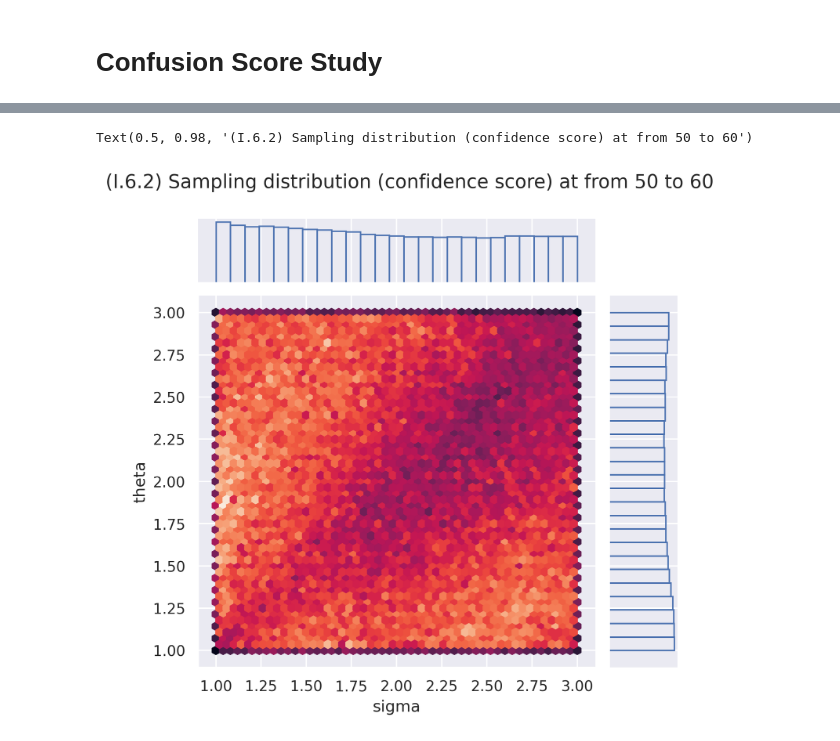
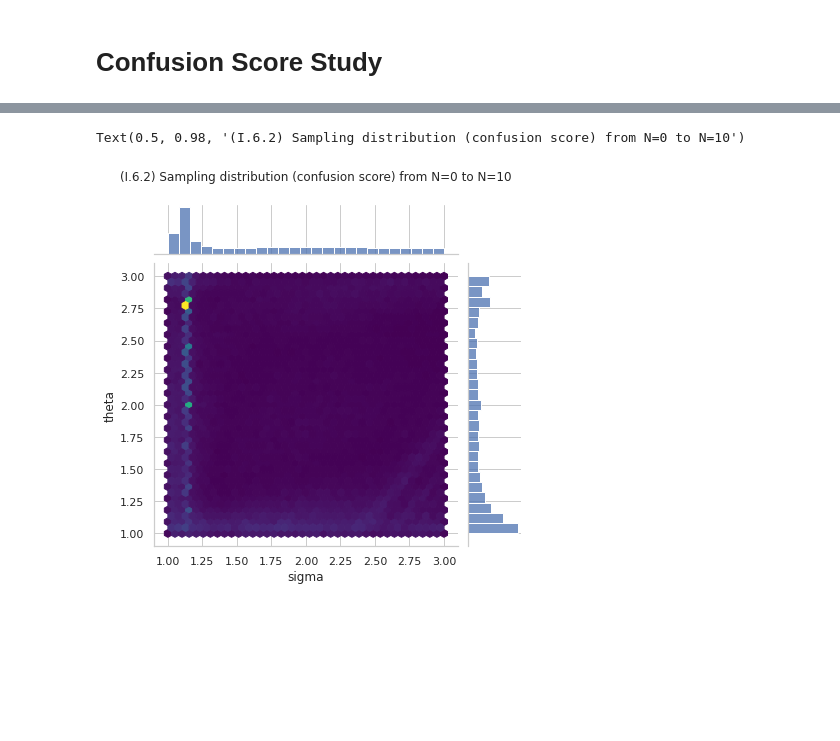
Before and after one commit to FrederikBornemann/SyReAL, a Jupyter notebook: notebooks/Confusion_score_study.ipynb, the cells around one changed output, grey strips where cells are left out. Cells and saved outputs as stored; diff of their text form; code cells hidden in the pictures; blank space fills up the shorter version.

```diff
--- a/notebooks/Confusion_score_study.ipynb
+++ b/notebooks/Confusion_score_study.ipynb
@@ -37,25 +27,26 @@ max         2.999994       2.999998  6.753970e-02
 import numpy as np
 import seaborn as sns
 sns.set_theme(style="ticks")
-sns.set(rc={"figure.dpi":300, 'savefig.dpi':300})
+sns.set(rc={"figure.dpi":150, 'savefig.dpi':300})
 sns.set_context('notebook')
+sns.set_style("whitegrid")
 # %%
 
-M=50
-N=60
+M=0
+N=10
 
 # load confusion score
 CS = combine_cs(M=M, N=N, files=files, parentdir=folderpath)
 
 #sample points in space based on confusion score (get distribution as histogram)
-smaller_CS = CS[['sigma','theta']].sample(n=300000, weights=CS.cs)
+smaller_CS = CS[['sigma','theta']].sample(n=100000, weights=CS.cs, replace=True)
 
 x = smaller_CS.sigma
 y = smaller_CS.theta
 
-joint = sns.jointplot(x=x, y=y, kind="hex", cmap="rocket", marginal_ticks=False, marginal_kws=dict(bins=25, fill=False))
+joint = sns.jointplot(x=x, y=y, kind="hex", cmap="viridis", marginal_ticks=False, marginal_kws=dict(bins=25, fill=True))
 joint.fig.subplots_adjust(top=.9)
-joint.fig.suptitle(f"(I.6.2) Sampling distribution (confidence score) at from {M} to {N}")
+joint.fig.suptitle(f"(I.6.2) Sampling distribution (confusion score) from N={M} to N={N}")
 # %% [output]
-Text(0.5, 0.98, '(I.6.2) Sampling distribution (confidence score) at from 50 to 60')
+Text(0.5, 0.98, '(I.6.2) Sampling distribution (confusion score) from N=0 to N=10')
-[figure, old version]
+[figure, new version]
```
Also changed, not shown: parts of 8 cells of this notebook, 39 other files.
